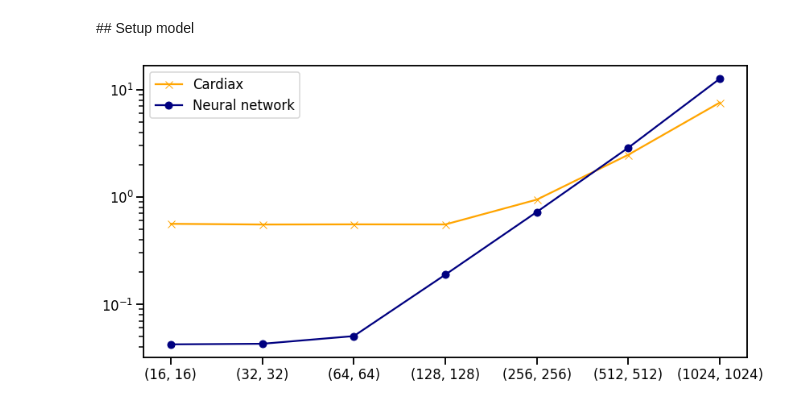
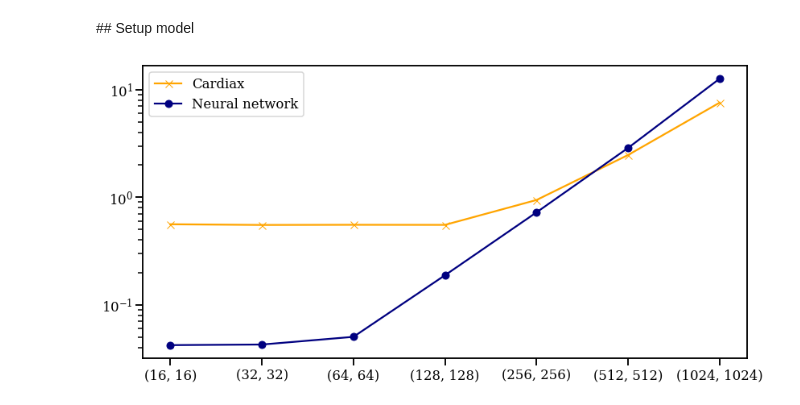
Before and after one commit to epignatelli/cardiax, a Jupyter notebook: experiments/test_performance.ipynb, the cells around one changed output. Cells and saved outputs as stored; diff of their text form; code cells hidden in the pictures.

```diff
--- a/experiments/test_performance.ipynb
+++ b/experiments/test_performance.ipynb
@@ -34,6 +34,9 @@ rc('text', usetex=False)
 # rc['animation.embed_limit'] = 2**128
 os.environ["CUDA_VISIBLE_DEVICES"] = "0"
 os.environ["TF_CPP_MIN_LOG_LEVEL"] = "0"
+
+plt.rcParams['font.family'] = 'serif'
+plt.rcParams['font.serif'] = ['Times New Roman'] + plt.rcParams['font.serif']
 # %%
 def grad_loss(y_hat, y):
 
@@ -290,32 +293,32 @@ def gather(results):
     xs = []
     ys = []
     for k, v in results.items():
         xs.append(k)
         ys.append(v)
     ys = jnp.array(ys).T
     return xs, ys
 
 
 def plot(xs, c_ys, d_ys):
     fig, ax = plt.subplots(figsize=(12, 6))
     xs = [str(s) for s in xs]
     ax.plot(xs, c_ys, marker="x", c="orange", label="Cardiax")
     ax.plot(xs, d_ys, marker="o", c="navy", label="Neural network")
     ax.set_yscale('log')
     handles, labels = plt.gca().get_legend_handles_labels()
     by_label = dict(zip(labels, handles))
     plt.legend(by_label.values(), by_label.keys())
     plt.tight_layout()
     plt.show()
     return fig, ax
 
 
 xs, c_ys = gather(c_times)
 xs, d_ys = gather(d_times)
 with sns.plotting_context("talk"):
     fig, ax = plot(xs, c_ys.min(axis=0), d_ys.min(axis=0))
-    fig.tight_layout()
+    fig.tight_layout(pad=0.)
     fig.savefig("results/performance/times.svg")
     fig.savefig("results/performance/times.png")
 # %% [output]
-[figure, old version]
+[figure, new version]
```
Also changed, not shown: 2 other files.
